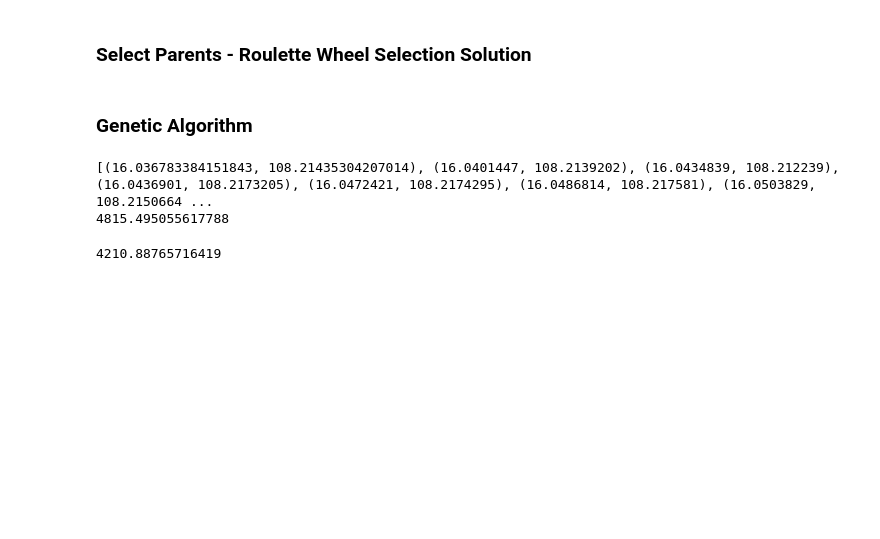
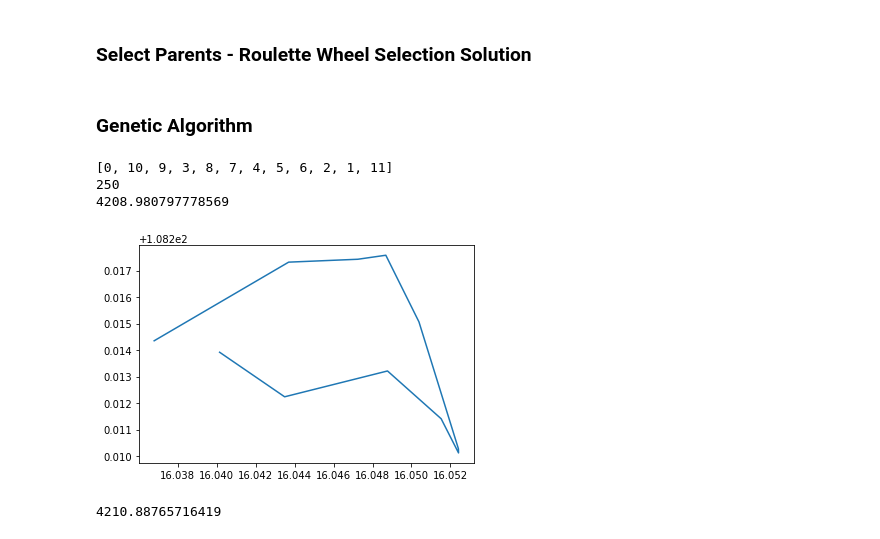
Before and after one commit to anhtuyetdut/Travel-Itinerary, a Jupyter notebook: main.ipynb, the cells around one changed output. Cells and saved outputs as stored; diff of their text form; code cells hidden in the pictures; blank space fills up the shorter version.

Commit message:
new parents

```diff
--- a/main.ipynb
+++ b/main.ipynb
@@ -206,28 +247,73 @@ def probabilisticSelection(fitness, chromosomes, selection):
+# %%
+def find_best(generation, fitness):
+    best = fitness[0]
+    best_generation = generation[0]
+    for n in range(1, len(generation)):
+        if fitness[n] > best:
+            best = fitness[n]
+            best_generation = generation[n]
+    return best_generation
+# %%
+def mutation(chromosome):  # swap two nodes of the chromosome
+    mutation_index_1, mutation_index_2 = random.sample(range(1, 10), 2)
+    chromosome[mutation_index_1], chromosome[mutation_index_2] = chromosome[mutation_index_2], chromosome[mutation_index_1]
+    return chromosome
 # %% [markdown]
 ### Genetic Algorithm
 # %%
 listPoints, listDetailsPoint = nearestNeighborAlgorithm(newData)
 
 initChromosome = chromosomeRepresentative(listPoints)
 
 listChromosomes = generateChromosome(initChromosome)
 
 fitness = np.zeros(len(listChromosomes))
 
+new_generation = [find_best(listChromosomes, fitness)]
+new_fitness = [calculateFitness(new_generation[0], listPoints)]
+
+print(find_best(listChromosomes, fitness))
+
+
 for i in range(0, len(listChromosomes)):
     fitness[i] = calculateFitness(listChromosomes[i], listPoints)
 
 fitness = normalizeFitnessValue(fitness)
 
 newGenerations = rouletteWheelSelection(fitness, listChromosomes, 250)
 
+mutation_rate = 0.005
+
+print(len(newGenerations))
+
 for i in range(0, len(newGenerations) - 1):
     for j in range(i+1, len(newGenerations)):
-        #mutation
-        #crossover
+        parent_1 = newGenerations[i]
+        parent_2 = newGenerations[j]
+        child_1, child_2 = crossover_mix(parent_1, parent_2)
+
+        fitness_1 = calculateFitness(child_1, listPoints)
+        fitness_2 = calculateFitness(child_2, listPoints)
+
+        if random.random() < mutation_rate:
+            mutated = mutation(child_1)
+            child_1 = mutated
+            fitness_1 = calculateFitness(child_1, listPoints)
+
+        new_generation.append(child_1)
+        new_generation.append(child_2)
+        new_fitness.append(fitness_1)
+        new_fitness.append(fitness_2)
+# len(new_generation)
+best = find_best(new_generation, new_fitness)
+best_point = [listPoints[i] for i in best]
+print(calDistance(best_point))
+plotData(best_point)
 # %% [output]
-[(16.036783384151843, 108.21435304207014), (16.0401447, 108.2139202), (16.0434839, 108.212239), (16.0436901, 108.2173205), (16.0472421, 108.2174295), (16.0486814, 108.217581), (16.0503829, 108.2150664 ...
-4815.495055617788
+[0, 10, 9, 3, 8, 7, 4, 5, 6, 2, 1, 11]
+250
+4208.980797778569
+[figure, added]
 # %%
 list = [[(16.036783384151843, 108.21435304207014), (16.0434839, 108.212239), (16.0487675, 108.2132138), (16.0503829, 108.2150664), (16.0524158, 108.2101211), (16.05241, 108.2102764), (16.0515234, 108.2114104), (16.0486814, 108.217581), (16.0472421, 108.2174295), (16.0436901, 108.2173205), (16.0401447, 108.2139202), (16.036783384151843, 108.21435304207014)],
 [(16.036783384151843, 108.21435304207014), (16.0434839, 108.212239), (16.0515234, 108.2114104), (16.0524158, 108.2101211), (16.05241, 108.2102764), (16.0503829, 108.2150664), (16.0487675, 108.2132138), (16.0486814, 108.217581), (16.0472421, 108.2174295), (16.0436901, 108.2173205), (16.0401447, 108.2139202), (16.036783384151843, 108.21435304207014)],
```
Also changed, not shown: parts of 3 cells of this notebook.
